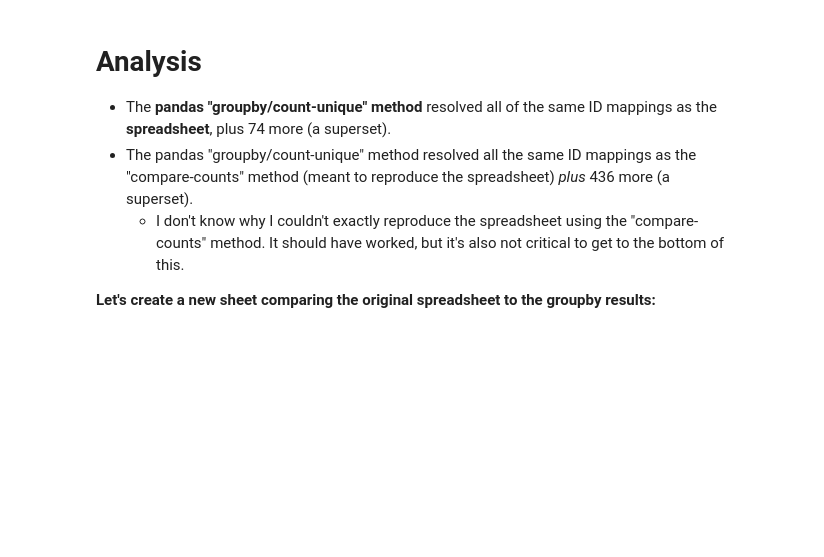
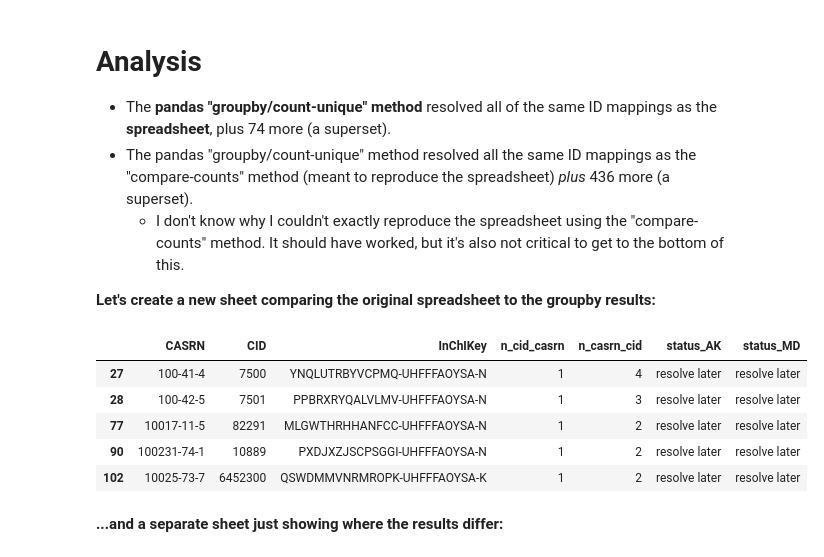
Before and after one commit to akokai/commongroups-archived, a Jupyter notebook: notebooks/CML CASRN-CID alignment.ipynb, the cells around one changed output. Saved outputs shown, nothing was run; the diff lists cells and outputs as text; code cells hidden in the pictures; blank space fills up the shorter version.

Commit message:
improved spreadsheet export from CASRN-CID notebook

```diff
--- a/notebooks/CML CASRN-CID alignment.ipynb
+++ b/notebooks/CML CASRN-CID alignment.ipynb
@@ -316,12 +316,14 @@ unmapped['status'] = 'resolve later'  # Add 'status' column for check.
 # Make sure we didn't lose or gain any rows of data throughout this process.
 assert len(mapped) + len(unmapped) == len(ids)
 
-results = pd.concat([mapped, unmapped], ignore_index=True)
-# Eliminate columns not able to compare. Also, a bug in pandas
-# sometimes sorts the columns during concat(), so fix the order here.
-results = results[['CASRN', 'CID', 'n_cid_casrn', 'n_casrn_cid', 'status']]
-results.sort_values(by=['CASRN', 'CID'], inplace=True)
-results.reset_index(drop=True, inplace=True)
+# Create a version for export and manual inspection.
+results_ex = pd.concat([mapped, unmapped], ignore_index=True)
+results_ex = results_ex[['CASRN', 'CID', 'InChIKey', 'n_cid_casrn', 'n_casrn_cid', 'status']]
+results_ex.sort_values(by=['CASRN', 'CID'], inplace=True)
+results_ex.reset_index(drop=True, inplace=True)
+
+# Create a version for comparison: eliminate columns not able to compare.
+results = results_ex[['CASRN', 'CID', 'n_cid_casrn', 'n_casrn_cid', 'status']].copy()
 
 results.tail()
 # %% [output]
@@ -485,11 +487,19 @@ True
 **Let's create a new sheet comparing the original spreadsheet to the groupby results:**
 # %%
 md.columns = list(md.columns[:-1]) + ['status_MD']
-results.columns = list(results.columns[:-1]) + ['status_AK']
-export_df = pd.merge(results, md)
+results_ex.columns = list(results_ex.columns[:-1]) + ['status_AK']
+export = pd.merge(results_ex, md)
 
-# Make sure this is all the right data
-assert len(export_df) == len(ids)
-assert len(export_df[export_df.status_AK != export_df.status_MD]) == len(mapped_set ^ md_mapped_set)\
+assert len(export) == len(ids)
 
-export_df.to_excel(pjoin(RESULTS_PATH, 'CASRN-CID methods comparison.xlsx'))
+export.sort_values(by=['status_MD', 'status_AK'], ascending=False, inplace=True)
+export.head()
+# %% [output]
+|  | CASRN | CID | InChIKey | n_cid_casrn | n_casrn_cid | status_AK | status_MD |
+| 27 | 100-41-4 | 7500 | YNQLUTRBYVCPMQ-UHFFFAOYSA-N | 1 | 4 | resolve later | resolve later |
+| 28 | 100-42-5 | 7501 | PPBRXRYQALVLMV-UHFFFAOYSA-N | 1 | 3 | resolve later | resolve later |
+| 77 | 10017-11-5 | 82291 | MLGWTHRHHANFCC-UHFFFAOYSA-N | 1 | 2 | resolve later | resolve later |
+| 90 | 100231-74-1 | 10889 | PXDJXZJSCPSGGI-UHFFFAOYSA-N | 1 | 2 | resolve later | resolve later |
+| 102 | 10025-73-7 | 6452300 | QSWDMMVNRMROPK-UHFFFAOYSA-K | 1 | 2 | resolve later | resolve later |
+# %% [markdown]
+**...and a separate sheet just showing where the results differ:**
```
Also changed, not shown: parts of 2 cells of this notebook.
